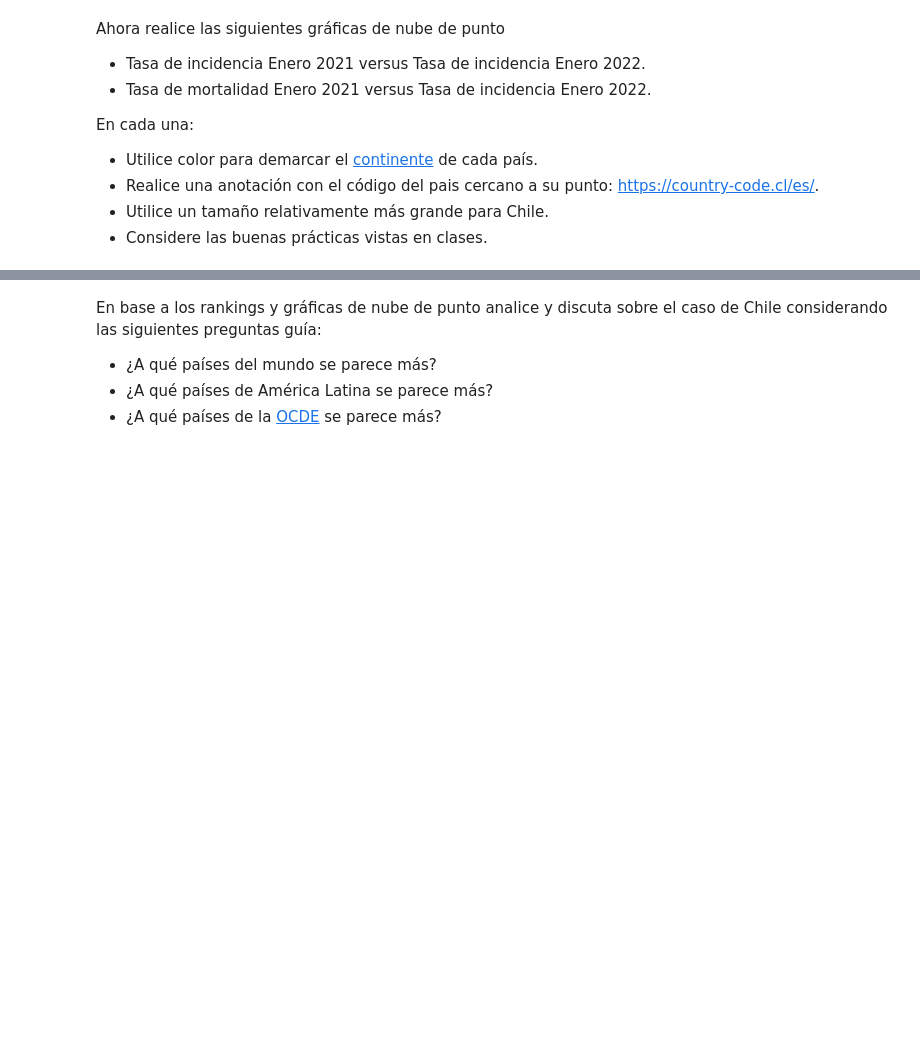
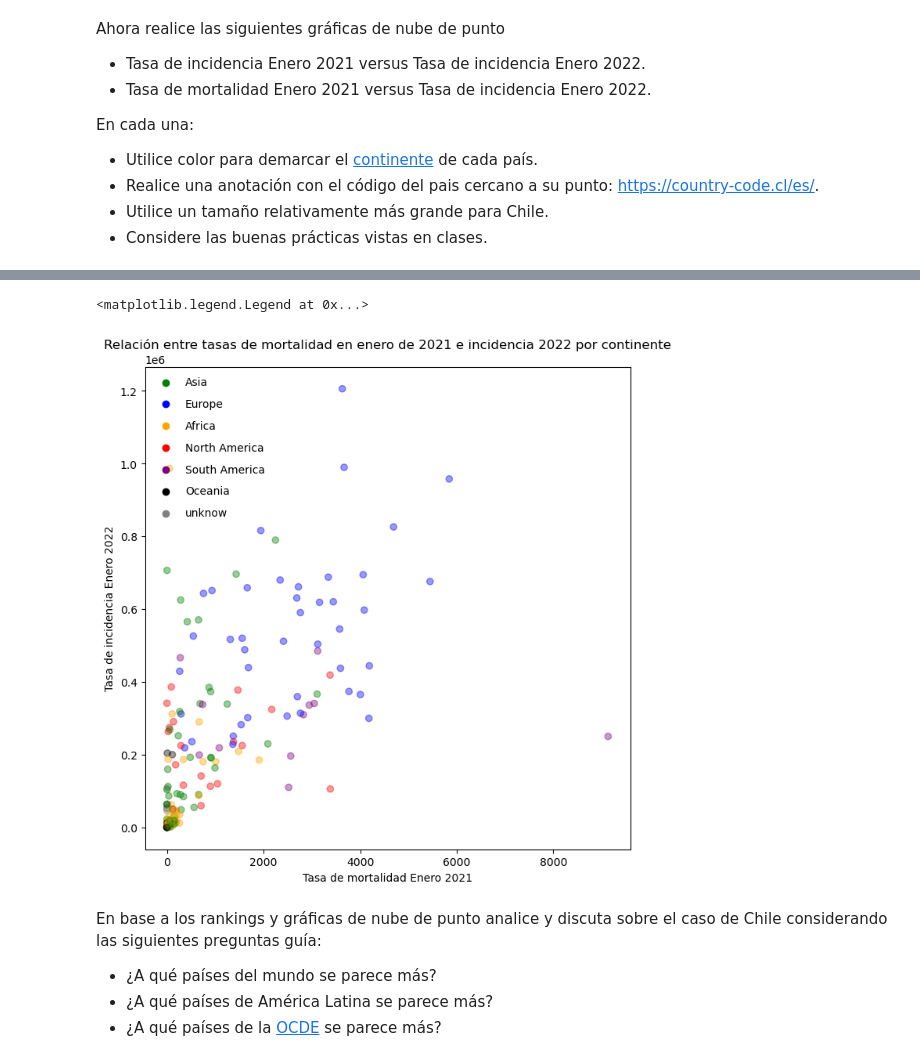
Before and after one commit to phuijse-classroom/info147-tarea-unidad1-lentejascontomate, a Jupyter notebook: enunciado.ipynb, the cells around one changed output, grey strips where cells are left out. Cells and saved outputs as stored; diff of their text form; code cells hidden in the pictures; blank space fills up the shorter version.

```diff
--- a/enunciado.ipynb
+++ b/enunciado.ipynb
@@ -466,0 +580,10 @@ continentes.count("unknow")
+# %%
+tasa_m_2021 = tasa_mort(pd.date_range(start="1th of January of 2021", end="31th of January of 2021", freq='D'))
+tasa_m_2021.name = "tasa_2021"
+# %%
+df_enero = pd.concat([tasa_m_2021, tasa_2022], axis=1)
+# %%
+df_enero["continente"] = continentes
+# %%
+df_enero['color'] = df_enero['continente'].map(continent_colors)
+df_enero.head()
@@ -467,3 +615,18 @@ continentes.count("unknow")
+# %%
+fig, ax = plt.subplots(figsize=(8, 8))
+ax.scatter(df_enero["tasa_2021"], df_enero["tasa_2022"],
+           c=df_enero["color"], alpha=0.4)
+
+ax.set_xlabel("Tasa de mortalidad Enero 2021")
+ax.set_ylabel("Tasa de incidencia Enero 2022")
+ax.set_title("Relación entre tasas de mortalidad en enero de 2021 e incidencia 2022 por continente")
+
+for continent, color in continent_colors.items():
+    ax.scatter([], [], c=color, label=continent)
+ax.legend(scatterpoints=1, frameon=False, labelspacing=1, loc="upper left")
+# %% [output]
+<matplotlib.legend.Legend at 0x...>
+[figure, added]
 # %% [markdown]
 En base a los rankings y gráficas de nube de punto analice y discuta sobre el caso de Chile considerando las siguientes preguntas guía:
 
```
Also changed, not shown: parts of 21 cells of this notebook.
